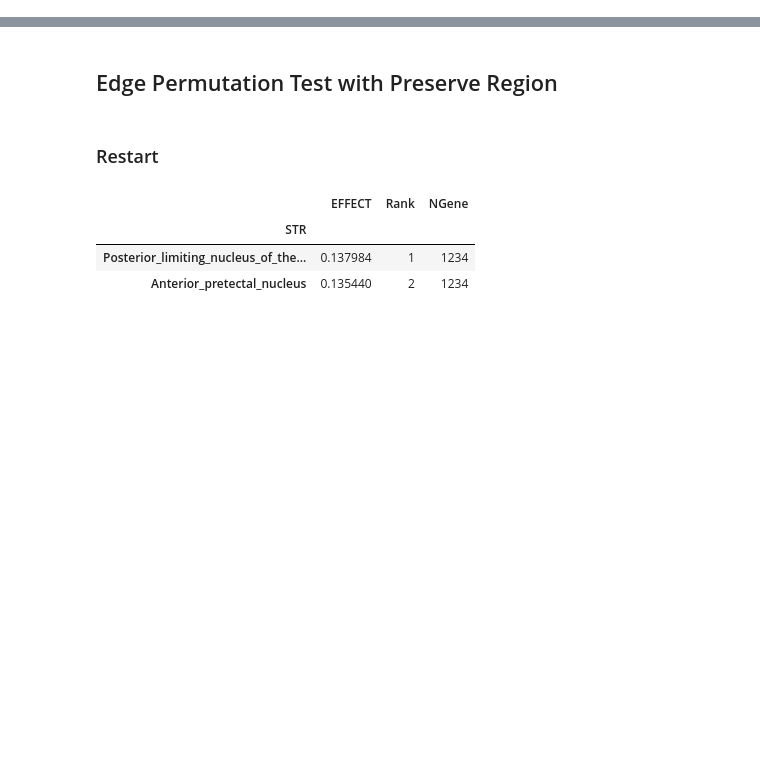
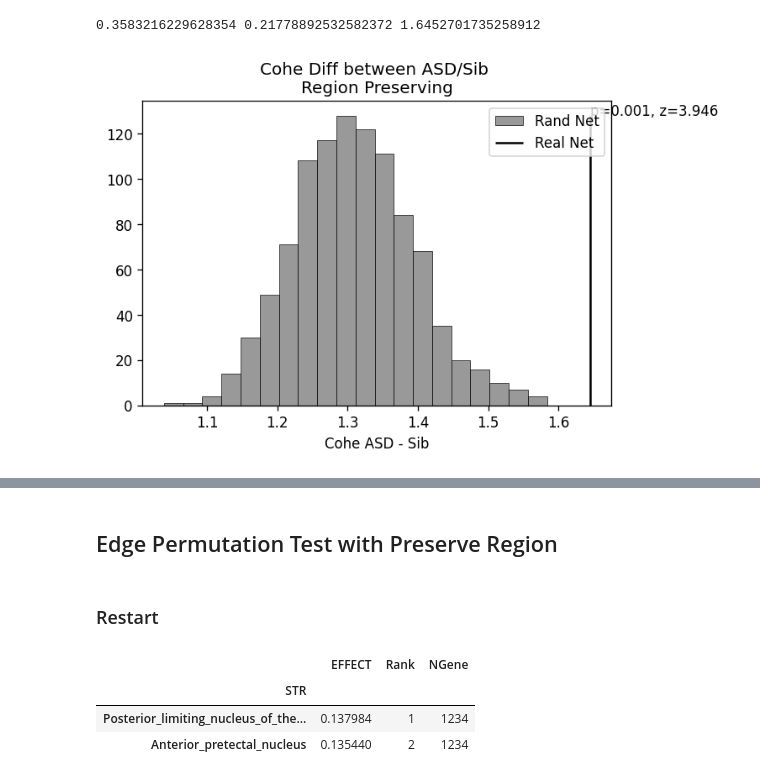
Before and after one commit to explorerwjy/ASD_Circuits, a Jupyter notebook: src/Connectivity_Tests.ipynb, the cells around one changed output, grey strips where cells are left out. Saved outputs shown, nothing was run; the diff lists cells and outputs as text; code cells hidden in the pictures; blank space fills up the shorter version.

```diff
--- a/src/Connectivity_Tests.ipynb
+++ b/src/Connectivity_Tests.ipynb
@@ -7,0 +5,13 @@ The autoreload extension is already loaded. To reload it, use:
+# %%
+## Top 50 Nodes
+graph = LoadConnectome2()
+ASD_Bias = pd.read_csv("dat/bias2/ASD.EW.pLI.z2.csv", index_col="STR")
+Sib_Bias = pd.read_csv("dat/bias2/ASD.Siblings.z2.csv", index_col="STR")
+
+TopN = 50
+ASD_Cohe, _ = ScoreSTRSet(graph, ASD_Bias.index.values[:TopN])
+Sib_Cohe, _ = ScoreSTRSet(graph, Sib_Bias.index.values[:TopN])
+Cohe_Diff = ASD_Cohe / Sib_Cohe
+print(ASD_Cohe, Sib_Cohe, Cohe_Diff)
+# %% [output]
+0.3583216229628354 0.21778892532582372 1.6452701735258912
@@ -7,0 +28,7 @@ The autoreload extension is already loaded. To reload it, use:
+# %%
+PlotPermutationP(Permut_Diffs, Cohe_Diff,
+                 title="Cohe Diff between ASD/Sib \nRegion Preserving",
+                 xlabel="Cohe ASD - Sib", dist_label="Rand Net", bar_label="Real Net"
+                )
+# %% [output]
+[figure, added]
```
Also changed, not shown: parts of 27 cells of this notebook, 5 other files.
